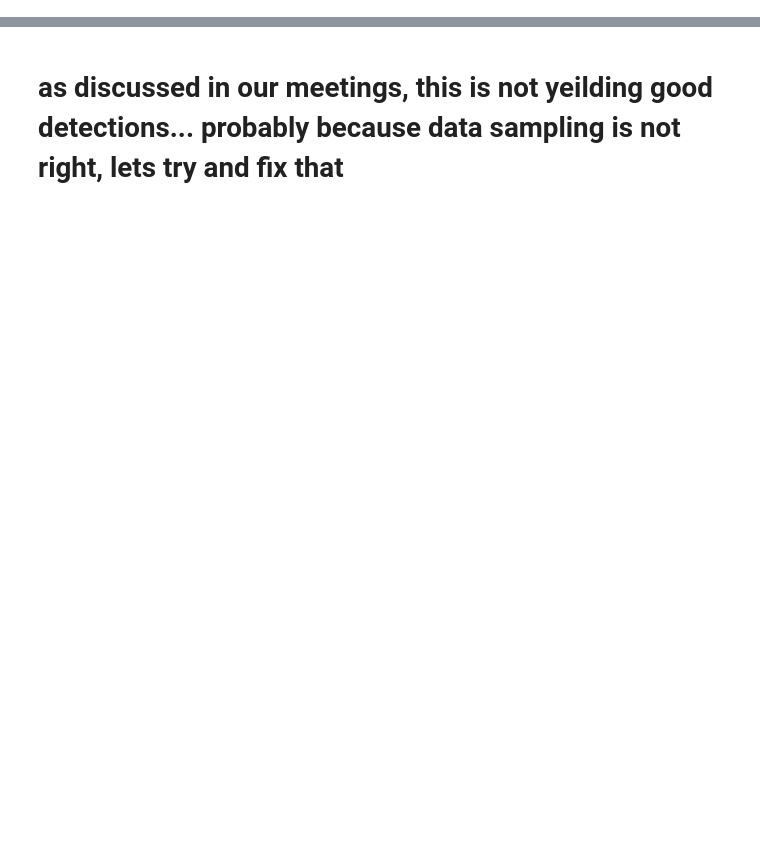
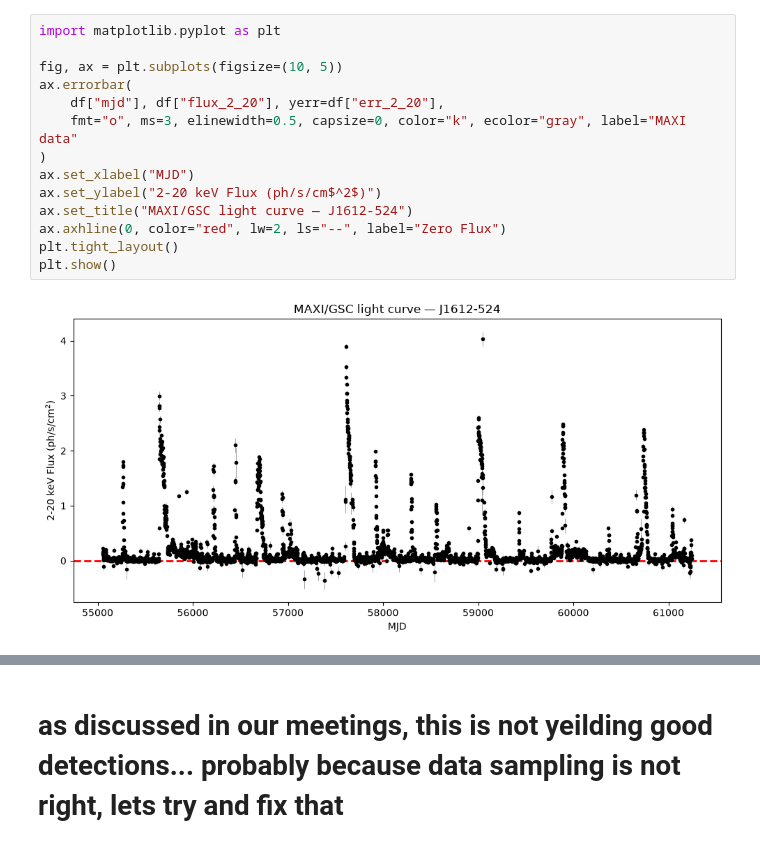
Before and after one commit to anirudhsalgundi/ksp2026, a Jupyter notebook: maxi_lc_peak_finding.ipynb, the cells around one changed output, grey strips where cells are left out. Cells and saved outputs as stored; diff of their text form; blank space fills up the shorter version.

```diff
--- a/maxi_lc_peak_finding.ipynb
+++ b/maxi_lc_peak_finding.ipynb
@@ -99,0 +32,16 @@ plt.show()
+# %%
+import matplotlib.pyplot as plt
+
+fig, ax = plt.subplots(figsize=(10, 5))
+ax.errorbar(
+    df["mjd"], df["flux_2_20"], yerr=df["err_2_20"],
+    fmt="o", ms=3, elinewidth=0.5, capsize=0, color="k", ecolor="gray", label="MAXI data"
+)
+ax.set_xlabel("MJD")
+ax.set_ylabel("2-20 keV Flux (ph/s/cm$^2$)")
+ax.set_title("MAXI/GSC light curve — J1612-524")
+ax.axhline(0, color="red", lw=2, ls="--", label="Zero Flux")
+plt.tight_layout()
+plt.show()
+# %% [output]
+[figure, added]
```
Also changed, not shown: parts of 31 cells of this notebook.
